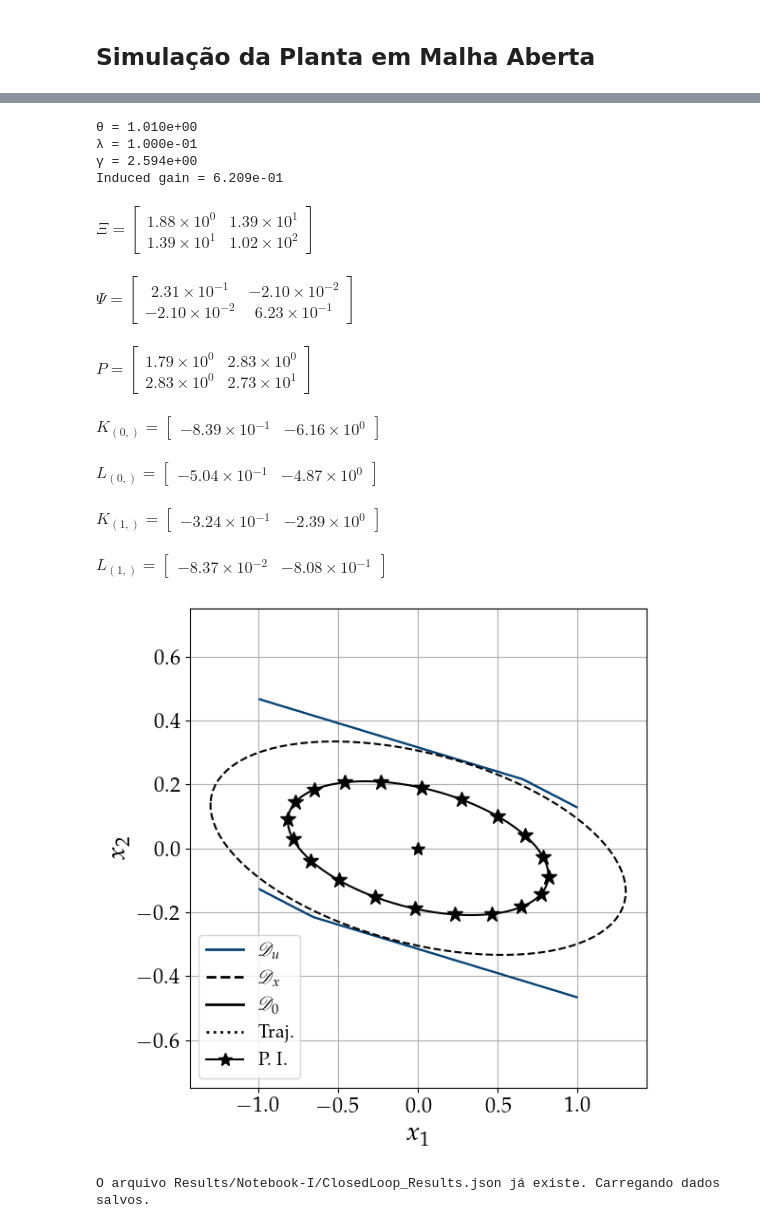
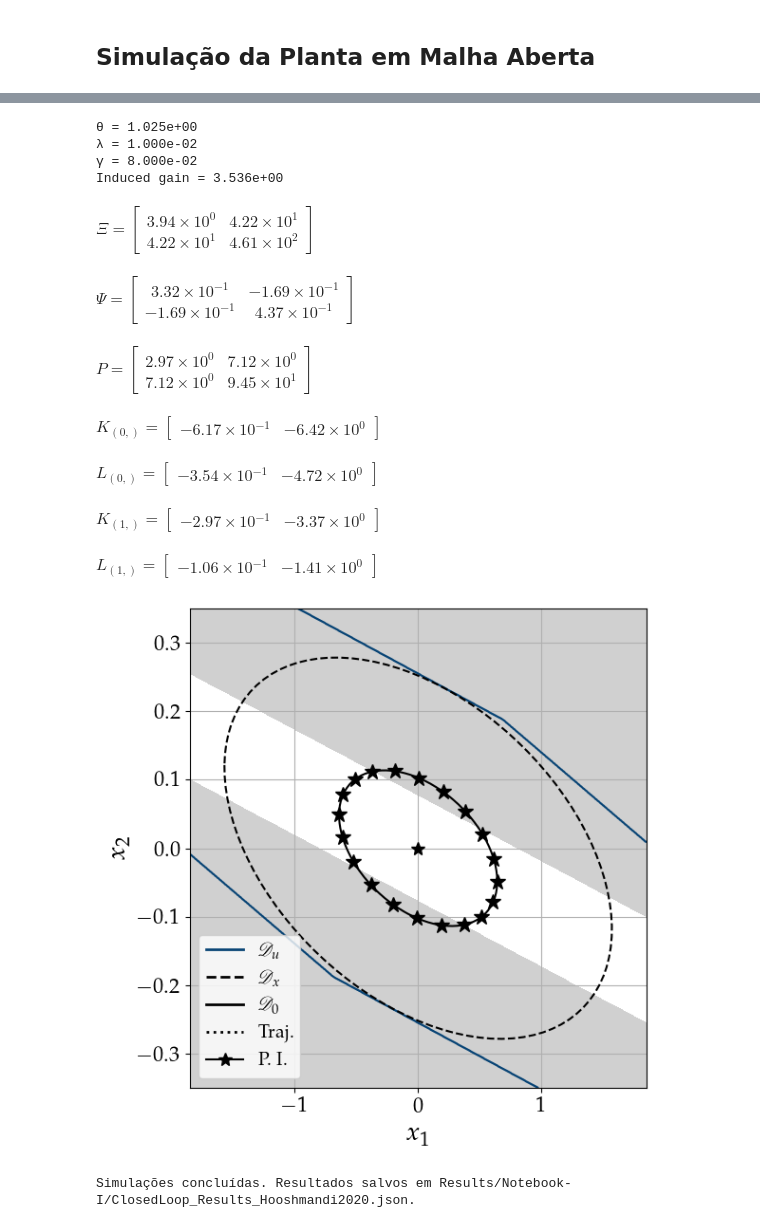
Before and after one commit to andel-vitorio/event-based-control, a Jupyter notebook: Notebooks/PETC for LPV Systems/I - DETM, Saturated and Perturbed System copy.ipynb, the cells around one changed output, grey strips where cells are left out. Saved outputs shown, nothing was run; the diff lists cells and outputs as text; code cells hidden in the pictures.

Commit message:
feat: add new DETM simulation

```diff
--- a/Notebooks/PETC for LPV Systems/I - DETM, Saturated and Perturbed System copy.ipynb
+++ b/Notebooks/PETC for LPV Systems/I - DETM, Saturated and Perturbed System copy.ipynb
@@ -69,10 +69,10 @@ LaTeX has been enabled for text rendering.
 
 
 simulation_step = 1e-4
-simulation_time = 30.0
+simulation_time = 60.0
 timepts = np.arange(0, simulation_time + simulation_step, simulation_step)
 
-sys = nm.StateSpaceSystem("Systems Datas.json", "Gomes2018_Ex1",
+sys = nm.StateSpaceSystem("Systems Datas.json", "Hooshmandi2020",
                     simulation_time=simulation_time)
 system_labels = sys.get_labels()
 
@@ -562,12 +560,12 @@ def solve_problem(
 # Definição inicial das variáveis
 Ξ = Ψ = K = L1 = P = γ = β = None
 Θ, λ = None, None
-δinv = 4
+δinv = 0.4
 
 # Parâmetros e resolução do problema
-h, υ, ε_γ, δ, λ = 10e-3, 1e-3, 2, 1. / δinv, 1e-1
+h, υ, ε_γ, δ, λ = 25e-3, 1e-2, 8e-2, 1. / δinv, 1e-2
 θ = (1. / λ) * (np.exp(λ * h) - 1) + 1
-prob_res = solve_problem(h=h, υ=υ, δ=δ, ε_γ=ε_γ, λ=λ, θ=θ, eps=1e-5)
+prob_res = solve_problem(h=h, υ=υ, δ=δ, ε_γ=ε_γ, λ=λ, θ=θ, eps=1e-6)
 
 if prob_res is not None:
   Ξ, Ψ = prob_res['etm']['Ξ'], prob_res['etm']['Ψ']
@@ -595,26 +593,26 @@ if prob_res is not None:
 else:
   print('Problema não é factível!')
 # %% [output]
-θ = 1.010e+00
-λ = 1.000e-01
-γ = 2.594e+00
-Induced gain = 6.209e-01
+θ = 1.025e+00
+λ = 1.000e-02
+γ = 8.000e-02
+Induced gain = 3.536e+00
-$\displaystyle \Xi = \begin{bmatrix} 1.88 \times 10^{0} & 1.39 \times 10^{1} \\ 1.39 \times 10^{1} & 1.02 \times 10^{2} \end{bmatrix}$
+$\displaystyle \Xi = \begin{bmatrix} 3.94 \times 10^{0} & 4.22 \times 10^{1} \\ 4.22 \times 10^{1} & 4.61 \times 10^{2} \end{bmatrix}$
-$\displaystyle \Psi = \begin{bmatrix} 2.31 \times 10^{-1} & -2.10 \times 10^{-2} \\ -2.10 \times 10^{-2} & 6.23 \times 10^{-1} \end{bmatrix}$
+$\displaystyle \Psi = \begin{bmatrix} 3.32 \times 10^{-1} & -1.69 \times 10^{-1} \\ -1.69 \times 10^{-1} & 4.37 \times 10^{-1} \end{bmatrix}$
-$\displaystyle P = \begin{bmatrix} 1.79 \times 10^{0} & 2.83 \times 10^{0} \\ 2.83 \times 10^{0} & 2.73 \times 10^{1} \end{bmatrix}$
+$\displaystyle P = \begin{bmatrix} 2.97 \times 10^{0} & 7.12 \times 10^{0} \\ 7.12 \times 10^{0} & 9.45 \times 10^{1} \end{bmatrix}$
-$\displaystyle K_{(0,)} = \begin{bmatrix} -8.39 \times 10^{-1} & -6.16 \times 10^{0} \end{bmatrix}$
+$\displaystyle K_{(0,)} = \begin{bmatrix} -6.17 \times 10^{-1} & -6.42 \times 10^{0} \end{bmatrix}$
-$\displaystyle L_{(0,)} = \begin{bmatrix} -5.04 \times 10^{-1} & -4.87 \times 10^{0} \end{bmatrix}$
+$\displaystyle L_{(0,)} = \begin{bmatrix} -3.54 \times 10^{-1} & -4.72 \times 10^{0} \end{bmatrix}$
-$\displaystyle K_{(1,)} = \begin{bmatrix} -3.24 \times 10^{-1} & -2.39 \times 10^{0} \end{bmatrix}$
+$\displaystyle K_{(1,)} = \begin{bmatrix} -2.97 \times 10^{-1} & -3.37 \times 10^{0} \end{bmatrix}$
-$\displaystyle L_{(1,)} = \begin{bmatrix} -8.37 \times 10^{-2} & -8.08 \times 10^{-1} \end{bmatrix}$
+$\displaystyle L_{(1,)} = \begin{bmatrix} -1.06 \times 10^{-1} & -1.41 \times 10^{0} \end{bmatrix}$
+# %%
+# Definindo intervalo de plotagem
+x1_range = (-1.85, 1.85)
+x2_range = (-.35, .35)
+num_points = 20
 # %%
 %matplotlib inline
 
 fig, ax = plt.subplots(1, 1, figsize=(6., 6.))
-
-# Definindo intervalo de plotagem
-x1_range = (-1, 1)
-x2_range = (-.75, .75)
-num_points = 20
 
 # a_q = nm.get_vertices(x_bounds)
 
@@ -633,6 +631,14 @@ for b in B2:
   # result = np.abs(points @ (K[b]).T)
   Du_region &= (result.reshape(X.shape) <= u_bar[0])
 ax.contour(X, Y, Du_region, colors='#084475', linewidths=1.5)
+
+Du_tilde_region = np.ones(X.shape, dtype=bool)
+for b in B2:
+    result = np.abs(points @ (K[b]).T)
+    Du_tilde_region &= (result.reshape(X.shape) <= u_bar[0])
+saturation_region = ~Du_tilde_region
+
+ax.contourf(X, Y, saturation_region, levels=[0.4, 1.5], colors=['#d0d0d0'], linewidths=0)
 
 X0_list = nm.ellipsoid_boundary_points(P, 1, num_points)
 plt.plot(X0_list[0], X0_list[1], '*',
@@ -644,33 +650,33 @@ plt.plot(D0['x1_vals'], D0['x2_vals'],
 
 μ_inv = 1. + (1. / (γ * δ))
 Dx = nm.get_ellipsoid_boundary(P, μ_inv)
 plt.plot(Dx['x1_vals'], Dx['x2_vals'],
          'k--', label='')
 
 # Ajustes finais de layout
 ax.set_xlabel("$x_1$", fontsize=20)
 ax.set_ylabel("$x_2$", fontsize=20)
 ax.tick_params(axis='both', labelsize=16)
 
 ax.grid(True)
 
 # Legendas
 elements = [
     ('line', {'color': '#084475', 'linestyle': '-', 'linewidth': 2.0}),
     ('line', {'color': 'black', 'linestyle': '--', 'linewidth': 2.}),
     ('line', {'color': 'black', 'linestyle': '-', 'linewidth': 2.}),
     ('line', {'color': 'black', 'linestyle': ':', 'linewidth': 2.}),
     ('marker', {'marker': '*', 'color': 'black', 'markersize': 10})
 ]
 
 labels = [r'$\mathscr{D}_u$', r'$\mathscr{D}_x$', r'$\mathscr{D}_0$',
           'Traj.', 'P. I.']
 
 gph.create_custom_legend(ax, elements, labels)
 
 # Exibir o gráfico
 plt.tight_layout()
 # %% [output]
-[figure, old version]
+[figure, new version]
 # %%
 def closedloop_simulation(x0, η0, λ, θ, T_s):
@@ -749,8 +767,8 @@ def closedloop_simulation(x0, η0, λ, θ, T_s):
   return y, uc, η[:N], event_times
 # %%
 # Nome do arquivo de experimento
-experiment_name = "Results/Notebook-I/ClosedLoop_Results.json"
-force_simulation = False
+experiment_name = "Results/Notebook-I/ClosedLoop_Results_Hooshmandi2020.json"
+force_simulation = True
 simulations_amount = 20
 
 # Estrutura para armazenar os resultadosevent_times
@@ -827,7 +845,7 @@ else:
 
   print(f"Simulações concluídas. Resultados salvos em {experiment_name}.")
 # %% [output]
-O arquivo Results/Notebook-I/ClosedLoop_Results.json já existe. Carregando dados salvos.
+Simulações concluídas. Resultados salvos em Results/Notebook-I/ClosedLoop_Results_Hooshmandi2020.json.
 # %%
 %matplotlib qt
 
```
Also changed, not shown: parts of 6 cells of this notebook, 3 other files.
